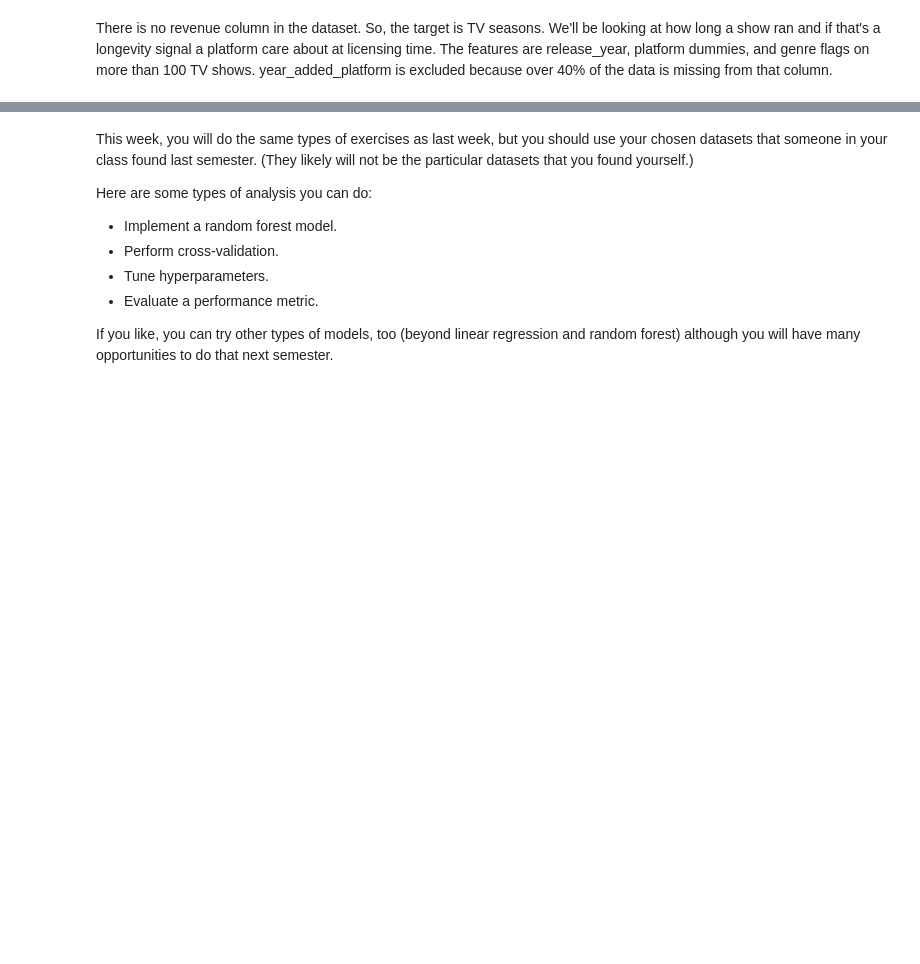
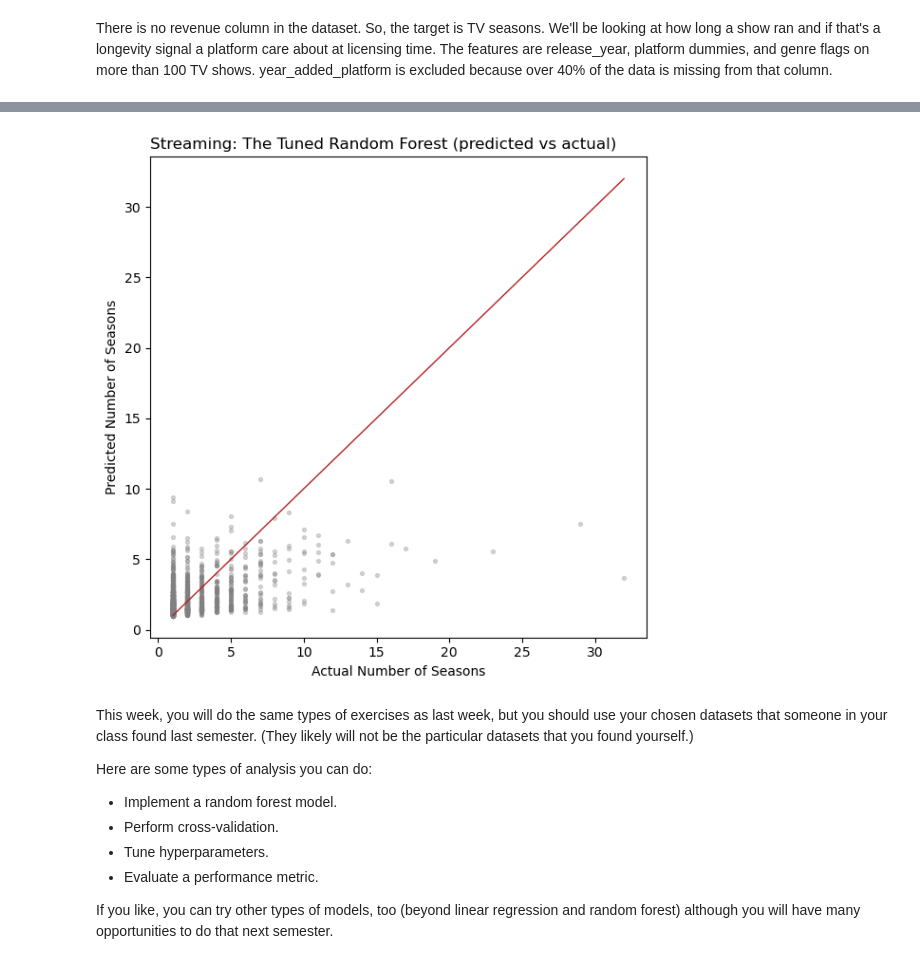
Before and after one commit to keshleem/dx699-summerai-homework11, a Jupyter notebook: Week11.ipynb, the cells around one changed output, grey strips where cells are left out. Cells and saved outputs as stored; diff of their text form; code cells hidden in the pictures; blank space fills up the shorter version.

Commit message:
streaming dataset completed

```diff
--- a/Week11.ipynb
+++ b/Week11.ipynb
@@ -77,3 +186,21 @@ tv_stream = pd.read_csv("movie_tv_stream_v4.csv")
+# %%
+# Predicted vs. Actual to check how the model performed
+# each point is a TV show
+plt.figure(figsize = (6, 6))
+plt.scatter(tv_y_test, tv_prediction, s = 8, alpha = 0.3, color = "gray")
+
+# Reference line
+limits = [min(tv_y_test.min(), tv_prediction.min()), max(tv_y_test.max(), tv_prediction.max())]
+
+# the closer the cloud, the better the sits on the line, the better the model's performance
+plt.plot(limits, limits, color = "firebrick", linewidth = 1)
+plt.xlabel("Actual Number of Seasons")
+plt.ylabel("Predicted Number of Seasons")
+plt.title("Streaming: The Tuned Random Forest (predicted vs actual)", loc = "left")
+plt.tight_layout()
+plt.show()
+# %% [output]
+[figure, added]
 # %% [markdown]
 This week, you will do the same types of exercises as last week, but you should use your chosen datasets that someone in your class found last semester. (They likely will not be the particular datasets that you found yourself.)
 
```
Also changed, not shown: parts of 4 cells of this notebook.
